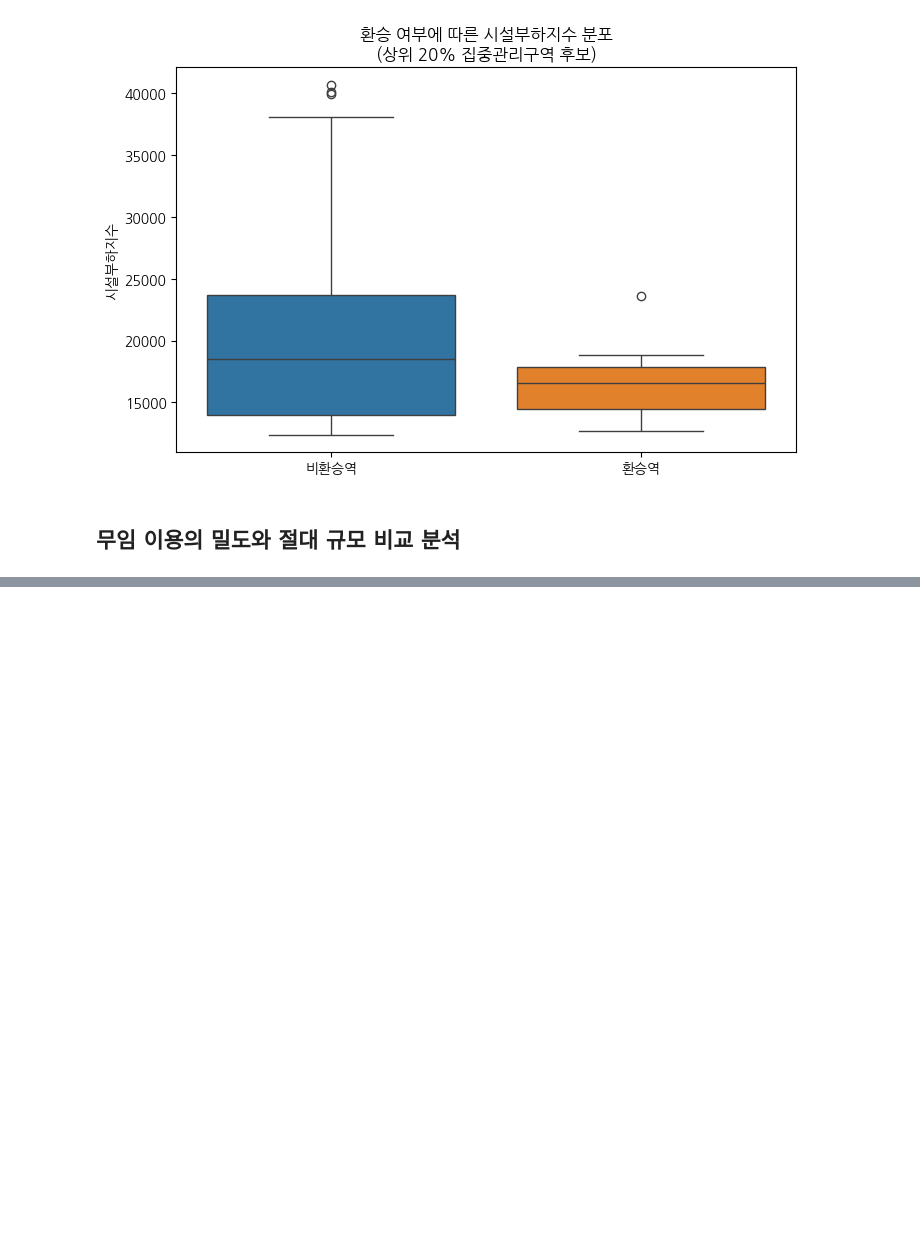
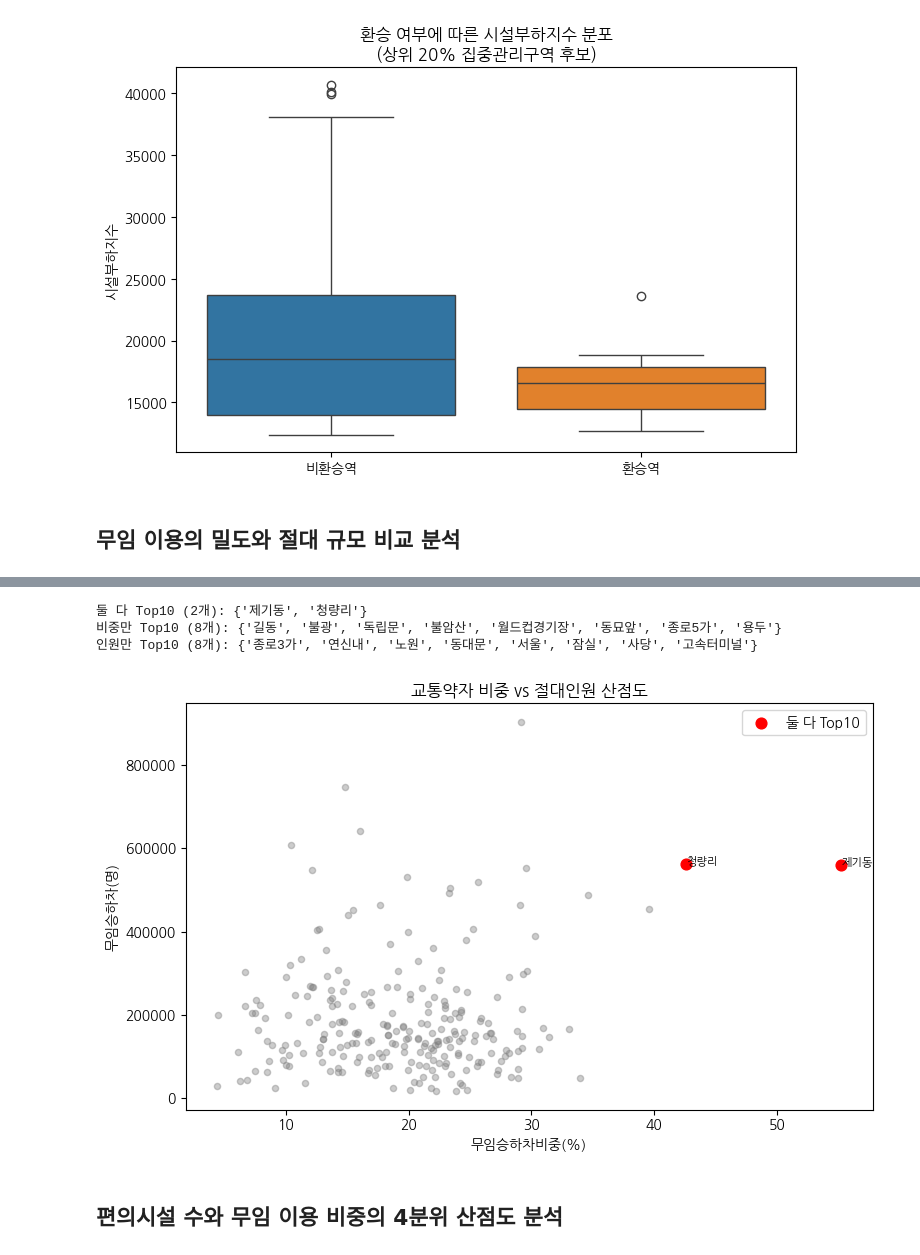
Before and after one commit to JsunXCIX/sprint-p1-basic, a Jupyter notebook: notebooks/team/team7_total_code.ipynb, the cells around one changed output, grey strips where cells are left out. Saved outputs shown, nothing was run; the diff lists cells and outputs as text; code cells hidden in the pictures; blank space fills up the shorter version.

```diff
--- a/notebooks/team/team7_total_code.ipynb
+++ b/notebooks/team/team7_total_code.ipynb
@@ -2986,3 +2986,6 @@ plt.show()
 # top_20_df.to_csv("top_20_df.csv", index=False, encoding='utf-8-sig')
 # %% [markdown]
 ## 무임 이용의 밀도와 절대 규모 비교 분석
+# %%
+base_df = pd.read_csv("../../data/processed/team/subway_merged_base.csv")
+base_df
@@ -2988,0 +3051,6 @@ plt.show()
+# %%
+# 절대 인원 기준 Top10 추출
+top10_abs = base_df.nlargest(10, '무임승하차')[['지하철역', '호선명', '무임승하차', '무임승하차비중']]
+
+print("=== 절대인원 Top10 ===")
+print(top10_abs)
@@ -2988,0 +3070,43 @@ plt.show()
+# %%
+# 각각 역 이름을 set으로 변환
+set_ratio = set(top10_ratio['지하철역'])
+set_abs = set(top10_abs['지하철역'])
+
+# 교집합 : 두 기준 모두 Top10인 역
+overlap = set_ratio & set_abs
+
+# 차집합 : 한쪽만 Top10인 역
+only_ratio = set_ratio - set_abs
+only_abs = set_abs - set_ratio
+
+print(f"둘 다 Top10 ({len(overlap)}개): {overlap}")
+print(f"비중만 Top10 ({len(only_ratio)}개): {only_ratio}")
+print(f"인원만 Top10 ({len(only_abs)}개): {only_abs}")
+# %% [output]
+둘 다 Top10 (2개): {'제기동', '청량리'}
+비중만 Top10 (8개): {'길동', '불광', '독립문', '불암산', '월드컵경기장', '동묘앞', '종로5가', '용두'}
+인원만 Top10 (8개): {'종로3가', '연신내', '노원', '동대문', '서울', '잠실', '사당', '고속터미널'}
+# %%
+fig, ax = plt.subplots(figsize=(8, 5))
+
+# 전체 역 산점도 (배경)
+ax.scatter(base_df['무임승하차비중'], base_df['무임승하차'], color='gray', alpha=0.4, s=20)
+
+# 겹치는 역 강조 (overlap = set_ratio & set_abs)
+overlap_df = base_df[base_df['지하철역'].isin(overlap)]
+ax.scatter(overlap_df['무임승하차비중'], overlap_df['무임승하차'], color='red', s=60, label='둘 다 Top10')
+
+# 역 이름 표시
+for 역, x, y in zip(overlap_df['지하철역'], overlap_df['무임승하차비중'], overlap_df['무임승하차']):
+    ax.annotate(역, (x, y), fontsize=8)
+
+ax.set_xlabel('무임승하차비중(%)')
+ax.set_ylabel('무임승하차(명)')
+ax.set_title('교통약자 비중 vs 절대인원 산점도')
+ax.legend()
+plt.tight_layout()
+plt.show()
+# %% [output]
+[figure, added]
+# %% [markdown]
+## 편의시설 수와 무임 이용 비중의 4분위 산점도 분석
```
Also changed, not shown: parts of 49 cells of this notebook.
